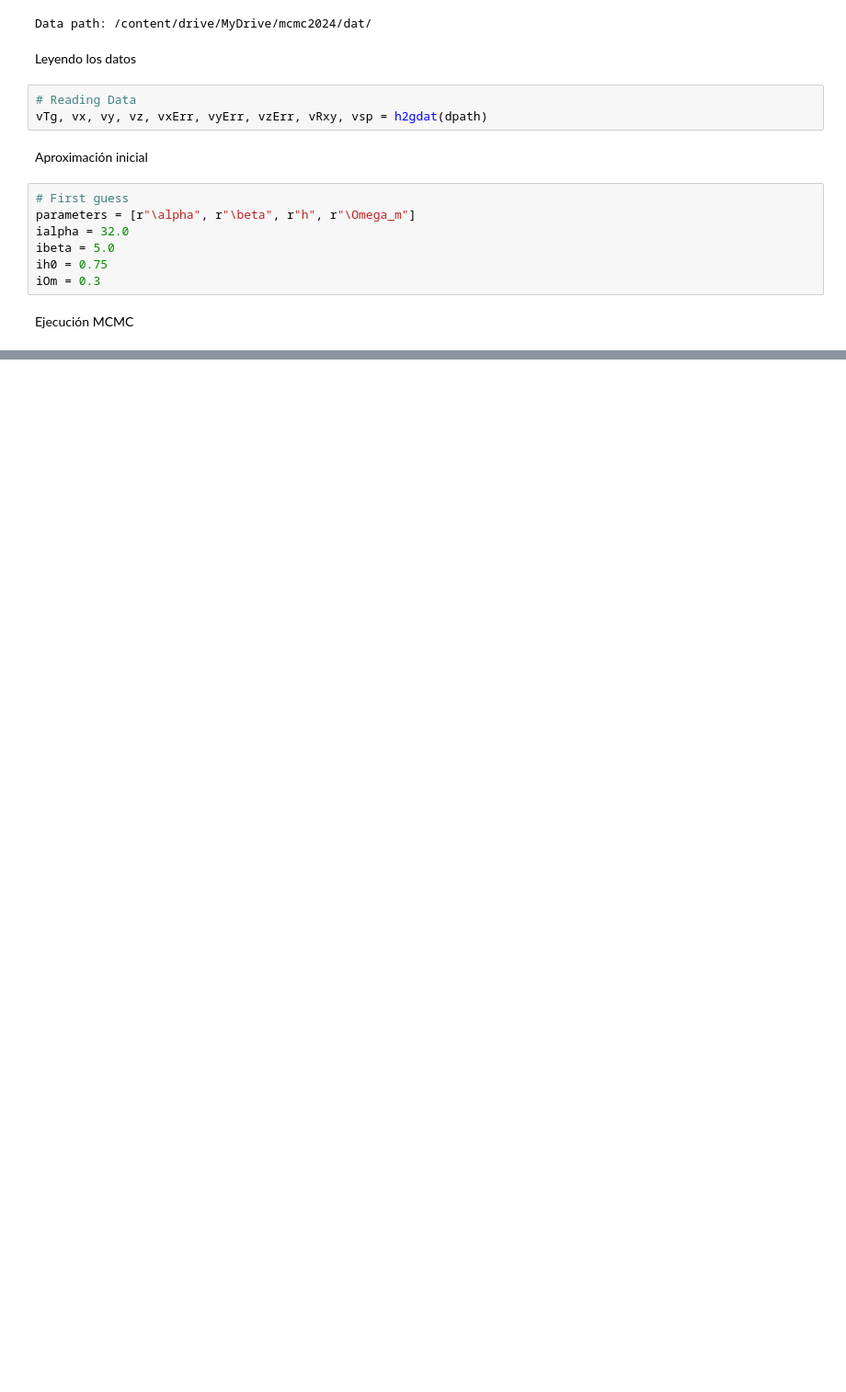
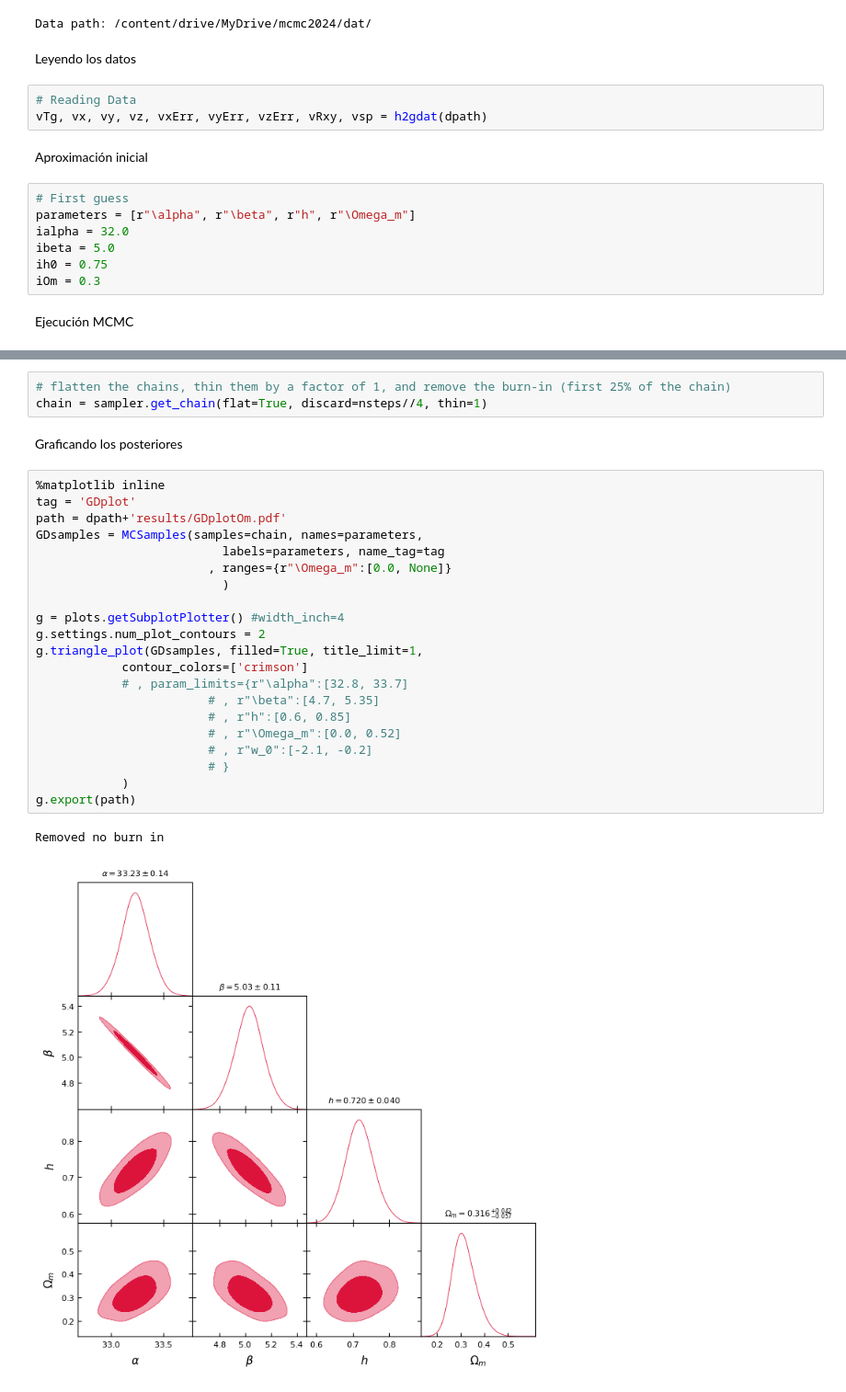
Before and after one commit to blackdragonae/mcmc, a Jupyter notebook: mcmc.ipynb, the cells around one changed output, grey strips where cells are left out. Shown at 92% size. Cells and saved outputs as stored; diff of their text form; blank space fills up the shorter version.

```diff
--- a/mcmc.ipynb
+++ b/mcmc.ipynb
@@ -198,0 +217,29 @@ sampler.summary
+# %%
+# flatten the chains, thin them by a factor of 1, and remove the burn-in (first 25% of the chain)
+chain = sampler.get_chain(flat=True, discard=nsteps//4, thin=1)
+# %% [markdown]
+Graficando los posteriores
+# %%
+%matplotlib inline
+tag = 'GDplot'
+path = dpath+'results/GDplotOm.pdf'
+GDsamples = MCSamples(samples=chain, names=parameters,
+                          labels=parameters, name_tag=tag
+                        , ranges={r"\Omega_m":[0.0, None]}
+                          )
+
+g = plots.getSubplotPlotter() #width_inch=4
+g.settings.num_plot_contours = 2
+g.triangle_plot(GDsamples, filled=True, title_limit=1,
+            contour_colors=['crimson']
+            # , param_limits={r"\alpha":[32.8, 33.7]
+                        # , r"\beta":[4.7, 5.35]
+                        # , r"h":[0.6, 0.85]
+                        # , r"\Omega_m":[0.0, 0.52]
+                        # , r"w_0":[-2.1, -0.2]
+                        # }
+            )
+g.export(path)
+# %% [output]
+Removed no burn in
+[figure, added]
```
Also changed, not shown: parts of 5 cells of this notebook.
